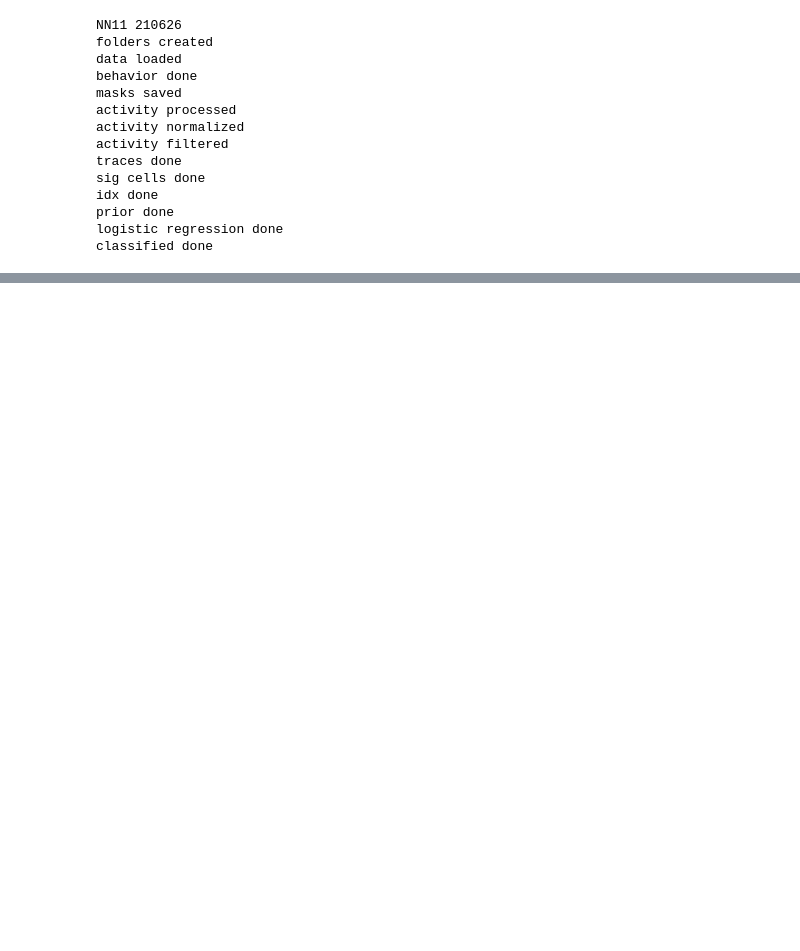
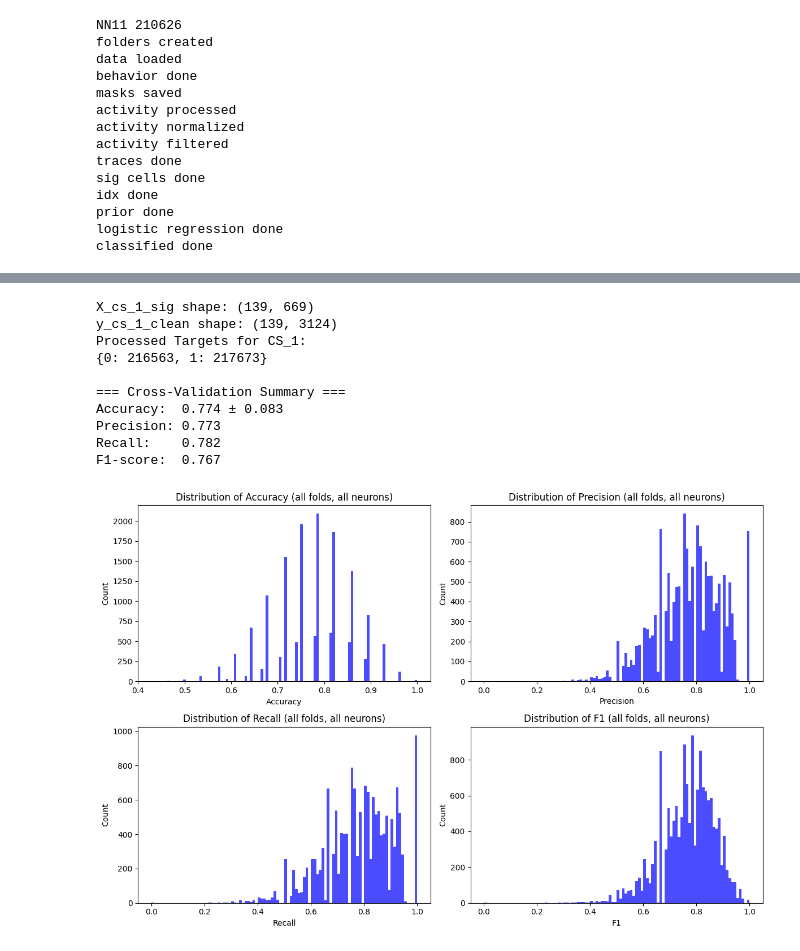
Before and after one commit to LheaLhea/representation_drift, a Jupyter notebook: drift_prediction1.ipynb, the cells around one changed output, grey strips where cells are left out. Cells and saved outputs as stored; diff of their text form; code cells hidden in the pictures; blank space fills up the shorter version.

```diff
--- a/drift_prediction1.ipynb
+++ b/drift_prediction1.ipynb
@@ -614,0 +687,30 @@ plt.show()
+# %%
+# Subset the predictors (X) using significant neurons
+X_cs_1_sig, y_cs_1_clean = clean_and_prepare_data(
+    mean_activity_r_1[:, unique_significant_neurons[1000:]],  # Predictors: subset of 500 neurons
+    mean_activity_cs_1,                                      # Still include all trials for reactivation
+    trial_r_1
+)
+
+# Sanity check the processed targets
+unique_cs_1, counts_cs_1 = np.unique(y_cs_1_clean, return_counts=True)
+
+print(f"X_cs_1_sig shape: {X_cs_1_sig.shape}")  # Should be (139, 500)
+print(f"y_cs_1_clean shape: {y_cs_1_clean.shape}")  # Should be (139, total_neurons)
+
+print("Processed Targets for CS_1:")
+print(dict(zip(unique_cs_1, counts_cs_1)))
+
+LR_model(X_cs_1_sig, y_cs_1_clean_sig)
+# %% [output]
+X_cs_1_sig shape: (139, 669)
+y_cs_1_clean shape: (139, 3124)
+Processed Targets for CS_1:
+{0: 216563, 1: 217673}
+
+=== Cross-Validation Summary ===
+Accuracy:  0.774 ± 0.083
+Precision: 0.773
+Recall:    0.782
+F1-score:  0.767
+[figure, added]
```
Also changed, not shown: parts of 23 cells of this notebook.
